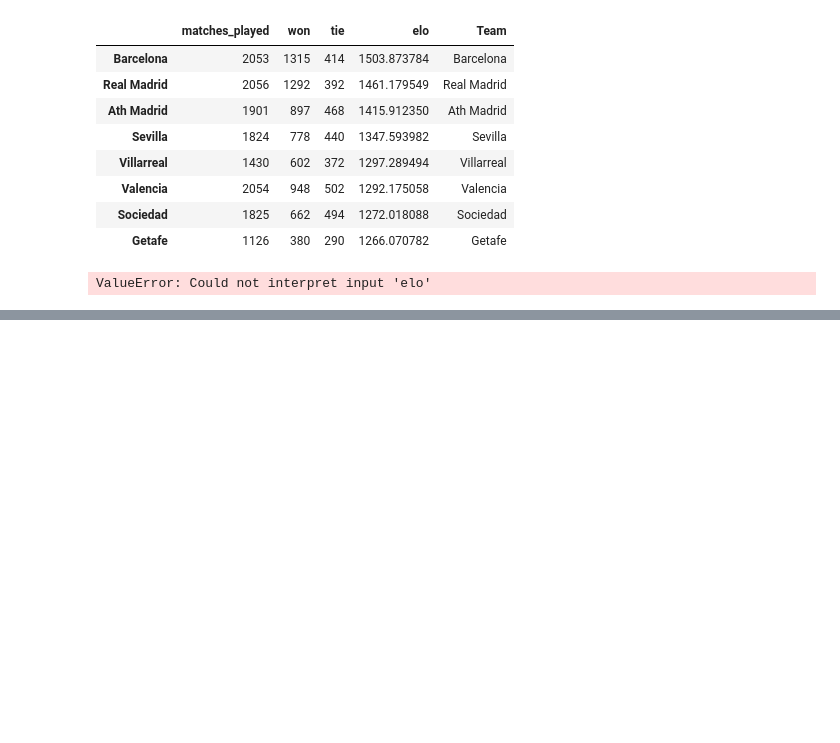
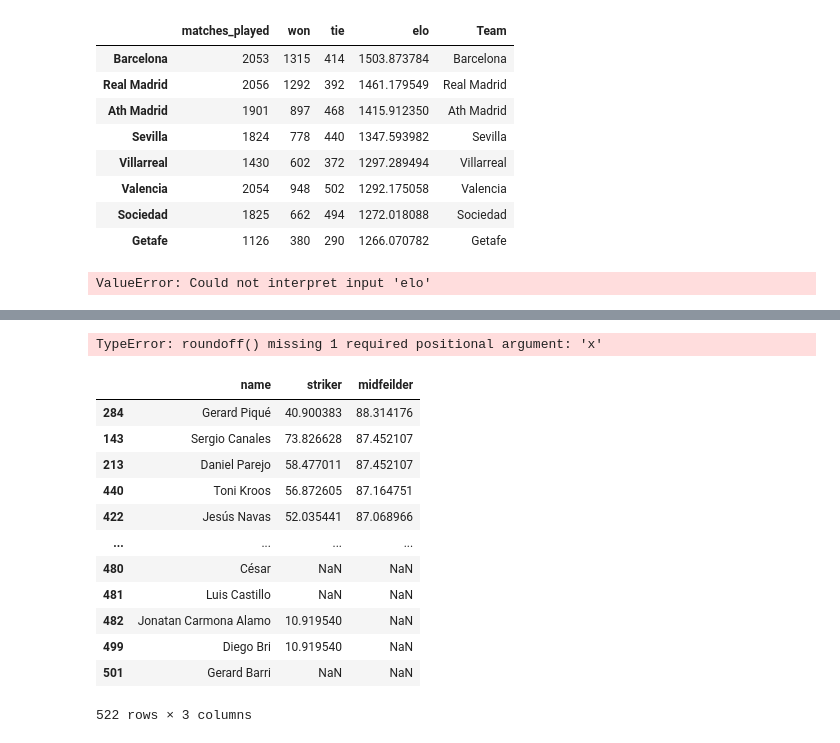
Before and after one commit to gagan2005/Soccer_Prediction_And_DataAnalysis, a Jupyter notebook: main.ipynb, the cells around one changed output, grey strips where cells are left out. Drawn from its saved outputs; the diff is of its cells as text; code cells hidden in the pictures; blank space fills up the shorter version.

```diff
--- a/main.ipynb
+++ b/main.ipynb
@@ -119,0 +183,60 @@ ValueError: Could not interpret input 'elo'
+# %%
+
+def givescorehelper(features,weightage):
+    val=0
+    cc=0
+    for i in range(0, len(features)):
+        if(pd.isna(features[i])):
+            continue
+        val+=features[i]*weightage[i]
+        cc+=weightage[i]
+    if(cc==0):
+        return
+    return val/cc
+
+
+finalscores=pd.DataFrame()
+finalscores['name']=players['name']
+finalscores
+maxscore=-1
+def roundoff(x):
+    global maxscore
+    fact=100/maxscore
+    return round(x*fact)
+def  givescore(stylename , featurenames ,weightage):
+    maxscore=-1
+    for i,row in playerscores.iterrows():
+        name=row['name']
+        features=[]
+        for x in featurenames:
+            features.append(playerscores.loc[i,x])
+
+        score=givescorehelper(features,weightage)
+        if(score==None):
+            continue
+        score=max(maxscore,score)
+        finalscores.loc[i,stylename]=score
+    finalscores[stylename]=finalscores[stylename].apply(roundoff())
+
+
+# this is where we give scores
+givescore('striker',['goals_assists_pens_per90','shots_on_target_per90','goals'],[2,1,1])
+givescore('midfeilder',['carry_distance','passes_completed'],[1,1])
+# %% [output]
+TypeError: roundoff() missing 1 required positional argument: 'x'
+# %%
+finalscores.sort_values(by="midfeilder",ascending=False)
+# %% [output]
+|  | name | striker | midfeilder |
+| 284 | Gerard Piqué | 40.900383 | 88.314176 |
+| 143 | Sergio Canales | 73.826628 | 87.452107 |
+| 213 | Daniel Parejo | 58.477011 | 87.452107 |
+| 440 | Toni Kroos | 56.872605 | 87.164751 |
+| 422 | Jesús Navas | 52.035441 | 87.068966 |
+| ... | ... | ... | ... |
+| 480 | César | NaN | NaN |
+| 481 | Luis Castillo | NaN | NaN |
+| 482 | Jonatan Carmona Alamo | 10.919540 | NaN |
+| 499 | Diego Bri | 10.919540 | NaN |
+| 501 | Gerard Barri | NaN | NaN |
+522 rows × 3 columns
```
Also changed, not shown: parts of 7 cells of this notebook, 1 other file.
